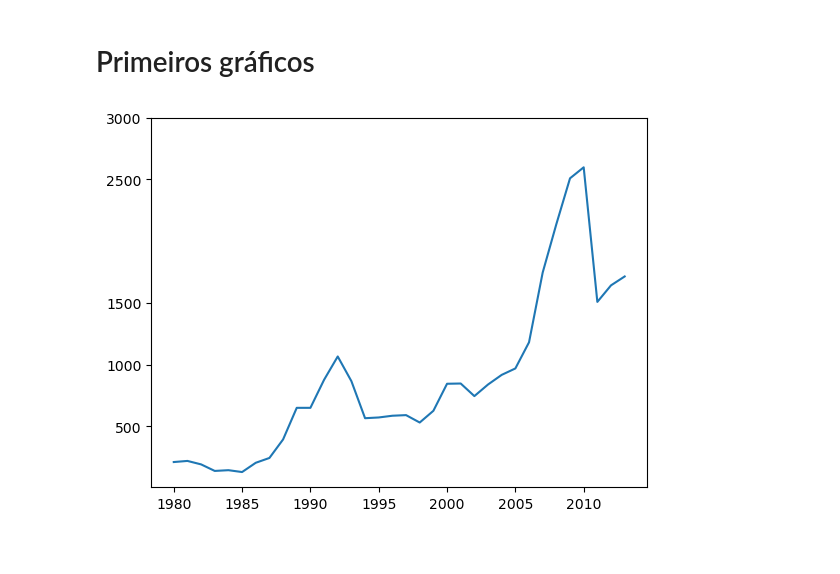
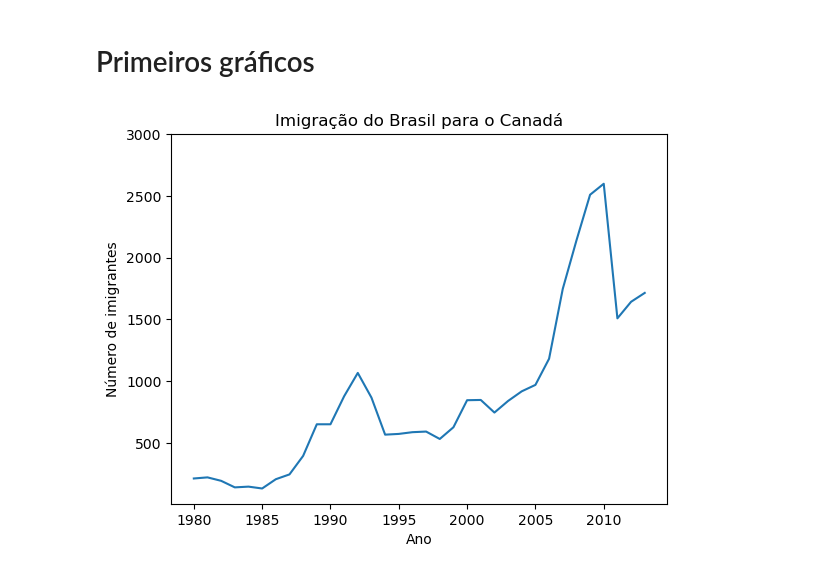
Before and after one commit to leandric/Cursos, a Jupyter notebook: Data Visualization/Visualizações.ipynb, the cells around one changed output. Saved outputs shown, nothing was run; the diff lists cells and outputs as text; code cells hidden in the pictures.

```diff
--- a/Data Visualization/Visualizações.ipynb
+++ b/Data Visualization/Visualizações.ipynb
@@ -122,7 +122,10 @@ import matplotlib.pyplot as plt
 # %%
 plt.plot(dados_brasil['Ano'], dados_brasil['imigrantes'])
 plt.xticks(["1980", "1985", "1990","1995", "2000","2005", "2010"])
-plt.yticks([500, 1000, 1500, 2500, 3000])
+plt.yticks([500, 1000, 1500,2000, 2500, 3000])
+plt.xlabel('Ano')
+plt.ylabel('Número de imigrantes')
+plt.title('Imigração do Brasil para o Canadá')
 plt.show()
 # %% [output]
-[figure, old version]
+[figure, new version]
```
Also changed, not shown: parts of 29 cells of this notebook, 2 other files.
